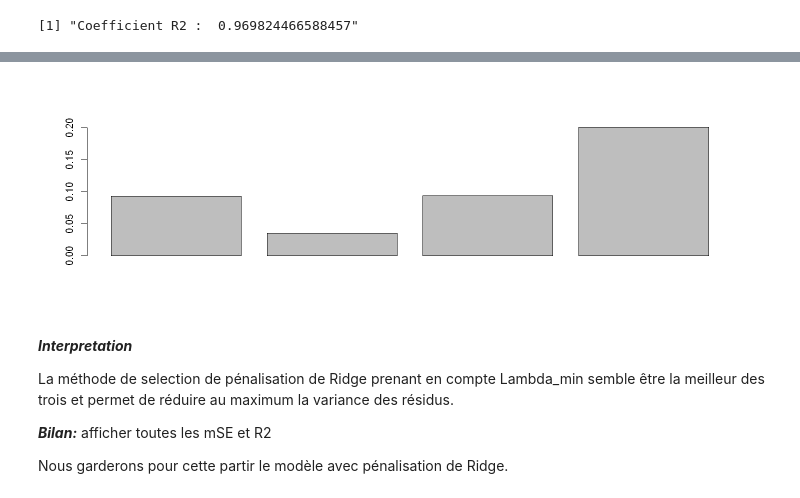
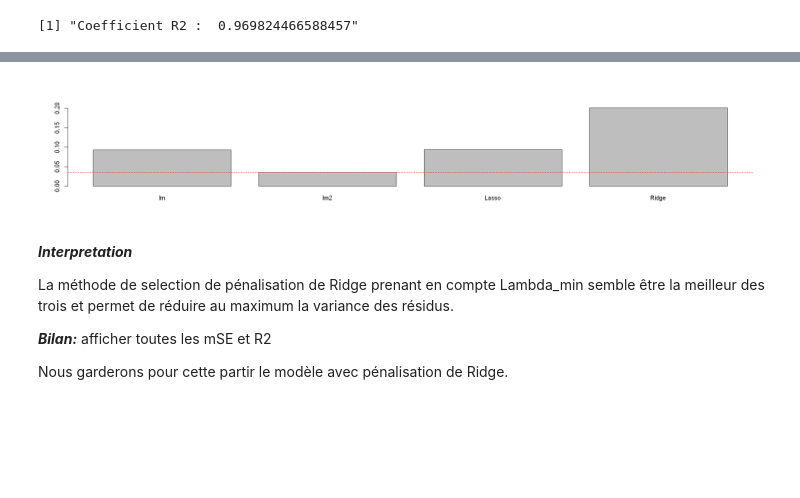
Before and after one commit to PaolaDeTruchis/MachineLearning, a Jupyter notebook: Projet_ML_R.ipynb, the cells around one changed output, grey strips where cells are left out. Cells and saved outputs as stored; diff of their text form; code cells hidden in the pictures; blank space fills up the shorter version.

```diff
--- a/Projet_ML_R.ipynb
+++ b/Projet_ML_R.ipynb
@@ -571,7 +591,7 @@ Entre 2000 et 2020 on observe une obeservation de 37,38%
 # %% [markdown]
 La variable CO2 étant très corrélée avec la variable Elec_from_fossil, pour un but éducatif, on l'enlèverra pour la suite de l'analyse.
 # %%
-#data_centre <- data_centre[,-6]
+data_centre <- data_centre[,-6]
 #data_centre
 # %% [markdown]
 ##  Création des échantillons d'apprentissage et de test
@@ -910,8 +964,12 @@ gplot.res(fit.ridge.min, res.ridge.min, "Modèle linéaire sélection Ridge, Lam
 # %%
+method_lin <- c("lm","lm2","Lasso","Ridge")
+
 MSE_tab <- c(mse_lm, mse_lm2, mse_lasso_min, mse_ridge)
-barplot(MSE_tab)
+barplot(MSE_tab,names.arg = method_lin)
+min_MSE = min(MSE_tab)
+abline(h = min_MSE, col = "red", lty = 2)
 # %% [output]
-[figure, old version]
+[figure, new version]
 # %% [markdown]
 ***Interpretation***
 
```
Also changed, not shown: parts of 83 cells of this notebook.
